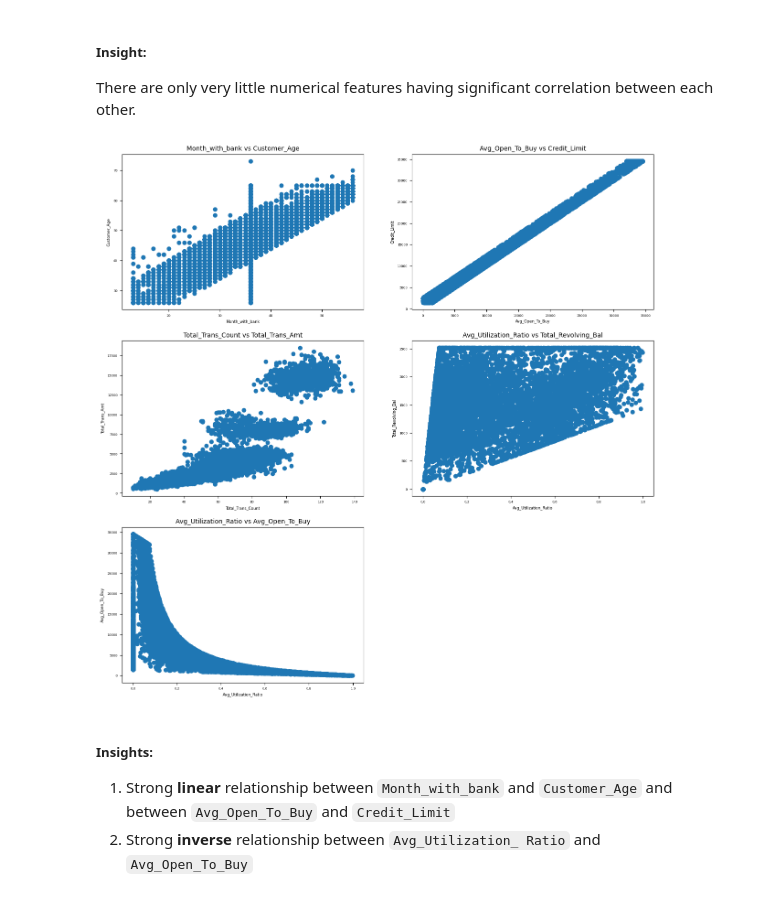
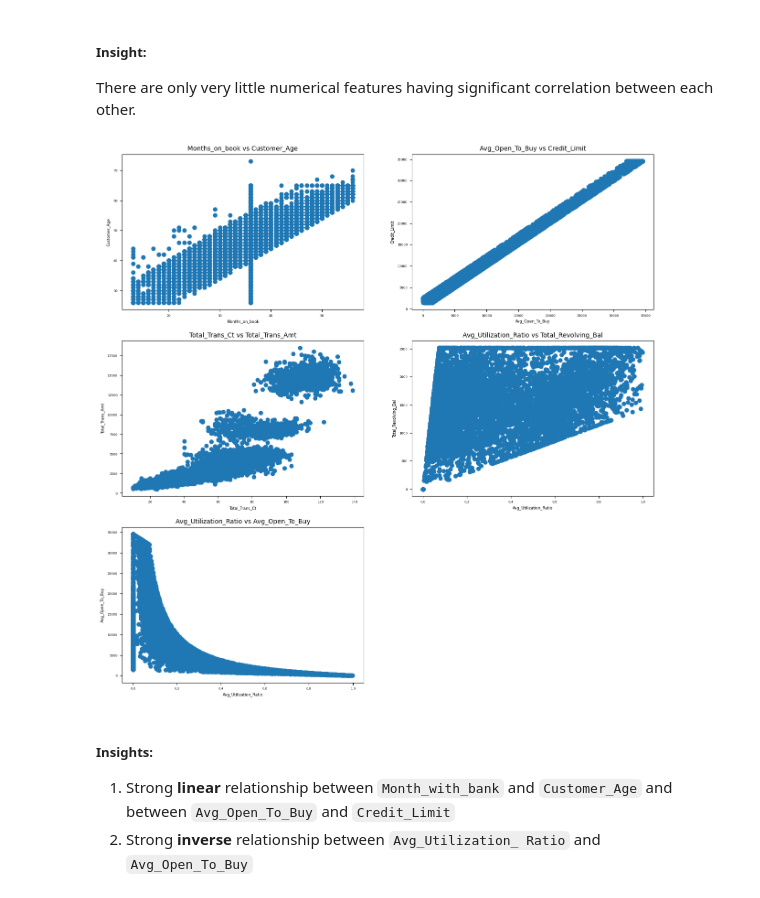
Before and after one commit to yionna/DSA3101-Object-Not-Found, a Jupyter notebook: Exploratory_Data_Analysis.ipynb, the cells around one changed output. Drawn from its saved outputs; the diff is of its cells as text; code cells hidden in the pictures.

```diff
--- a/Exploratory_Data_Analysis.ipynb
+++ b/Exploratory_Data_Analysis.ipynb
@@ -9,7 +9,7 @@ import matplotlib.pyplot as plt
 import seaborn as sns
 # %%
 # Load the dataset
-df = pd.read_csv('data/processed/BankChurners_cleaned.csv')
+df = pd.read_csv('data/raw/BankChurners.csv')
 # %% [markdown]
 ## 2. Data Exploration
 # %% [markdown]
@@ -228,7 +257,7 @@ plt.show()
 There are only very little numerical features having significant correlation between each other.
 # %%
 # Scatter plots for correlated numerical features identified in the previous plot
-correlated_features = {'Month_with_bank': ['Customer_Age'],
+correlated_features = {'Months_on_book': ['Customer_Age'],
                        'Avg_Open_To_Buy': ['Credit_Limit'],
                        'Total_Trans_Count': ['Total_Trans_Amt'],
                        'Avg_Utilization_Ratio': ['Total_Revolving_Bal',
@@ -236,41 +265,41 @@ correlated_features = {'Month_with_bank': ['Customer_Age'],
 
 fig, axes = plt.subplots(3, 2, figsize=(15,15))
 
-axes[0,0].scatter(x=df['Month_with_bank'], y=df['Customer_Age'])
-axes[0,0].set_title('Month_with_bank vs Customer_Age', fontsize=10)
-axes[0,0].set_xlabel('Month_with_bank', fontsize=6)
+axes[0,0].scatter(x=df['Months_on_book'], y=df['Customer_Age'])
+axes[0,0].set_title('Months_on_book vs Customer_Age', fontsize=10)
+axes[0,0].set_xlabel('Months_on_book', fontsize=6)
 axes[0,0].set_ylabel('Customer_Age', fontsize=6)
 axes[0,0].tick_params(axis='both', labelsize=5)
 
 axes[0,1].scatter(x=df['Avg_Open_To_Buy'], y=df['Credit_Limit'])
 axes[0,1].set_title('Avg_Open_To_Buy vs Credit_Limit', fontsize=10)
 axes[0,1].set_xlabel('Avg_Open_To_Buy', fontsize=6)
 axes[0,1].set_ylabel('Credit_Limit', fontsize=6)
 axes[0,1].tick_params(axis='both', labelsize=5)
 
-axes[1,0].scatter(x=df['Total_Trans_Count'], y=df['Total_Trans_Amt'])
-axes[1,0].set_title('Total_Trans_Count vs Total_Trans_Amt', fontsize=10)
-axes[1,0].set_xlabel('Total_Trans_Count', fontsize=6)
+axes[1,0].scatter(x=df['Total_Trans_Ct'], y=df['Total_Trans_Amt'])
+axes[1,0].set_title('Total_Trans_Ct vs Total_Trans_Amt', fontsize=10)
+axes[1,0].set_xlabel('Total_Trans_Ct', fontsize=6)
 axes[1,0].set_ylabel('Total_Trans_Amt', fontsize=6)
 axes[1,0].tick_params(axis='both', labelsize=5)
 
 axes[1,1].scatter(x=df['Avg_Utilization_Ratio'], y=df['Total_Revolving_Bal'])
 axes[1,1].set_title('Avg_Utilization_Ratio vs Total_Revolving_Bal', fontsize=10)
 axes[1,1].set_xlabel('Avg_Utilization_Ratio', fontsize=6)
 axes[1,1].set_ylabel('Total_Revolving_Bal', fontsize=6)
 axes[1,1].tick_params(axis='both', labelsize=5)
 
 axes[2,0].scatter(x=df['Avg_Utilization_Ratio'], y=df['Avg_Open_To_Buy'])
 axes[2,0].set_title('Avg_Utilization_Ratio vs Avg_Open_To_Buy', fontsize=10)
 axes[2,0].set_xlabel('Avg_Utilization_Ratio', fontsize=6)
 axes[2,0].set_ylabel('Avg_Open_To_Buy', fontsize=6)
 axes[2,0].tick_params(axis='both', labelsize=5)
 
 fig.delaxes(axes[2,1]) # delete the redundant subplot
 
 plt.show()
 # %% [output]
-[figure, old version]
+[figure, new version]
 # %% [markdown]
 ##### Insights:
 
```
Also changed, not shown: parts of 15 cells of this notebook.
